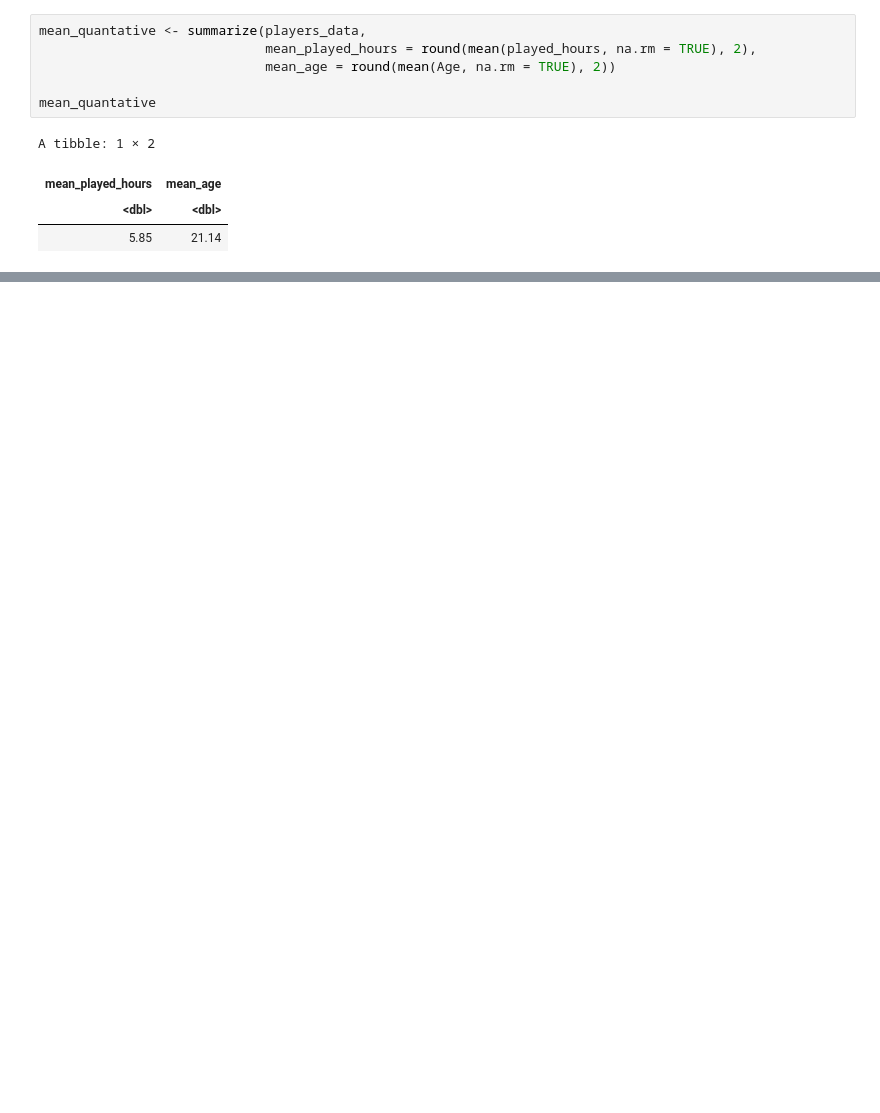
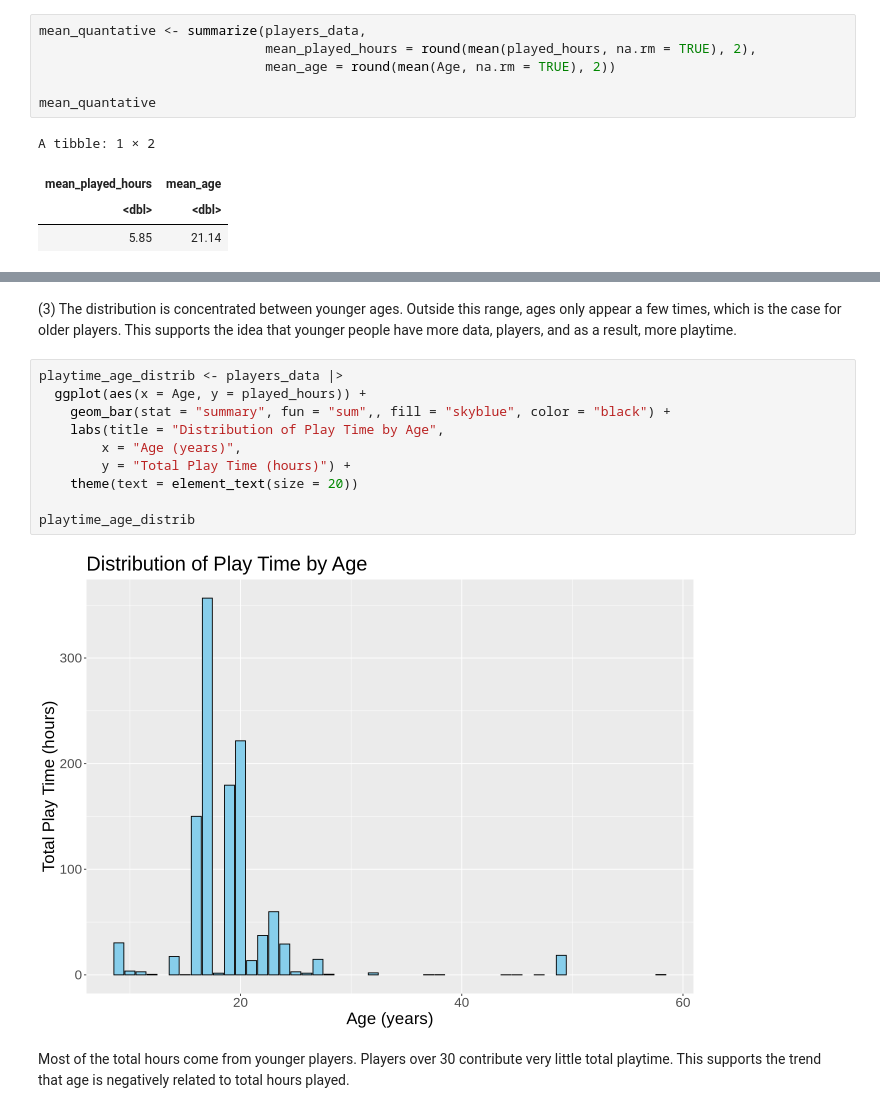
Before and after one commit to elisdale/videogame_ds_project, a Jupyter notebook: videogame_ds_planning.ipynb, the cells around one changed output, grey strips where cells are left out. Cells and saved outputs as stored; diff of their text form; blank space fills up the shorter version.

```diff
--- a/videogame_ds_planning.ipynb
+++ b/videogame_ds_planning.ipynb
@@ -169,0 +168,16 @@ proportion_of_subs
+# %% [markdown]
+(3) The distribution is concentrated between younger ages. Outside this range, ages only appear a few times, which is the case for older players. This supports the idea that younger people have more data, players, and as a result, more playtime.
+# %%
+playtime_age_distrib <- players_data |>
+  ggplot(aes(x = Age, y = played_hours)) +
+    geom_bar(stat = "summary", fun = "sum",, fill = "skyblue", color = "black") +
+    labs(title = "Distribution of Play Time by Age",
+        x = "Age (years)",
+        y = "Total Play Time (hours)") +
+    theme(text = element_text(size = 20))
+
+playtime_age_distrib
+# %% [output]
+[figure, added]
+# %% [markdown]
+Most of the total hours come from younger players. Players over 30 contribute very little total playtime. This supports the trend that age is negatively related to total hours played.
```
Also changed, not shown: parts of 16 cells of this notebook.
